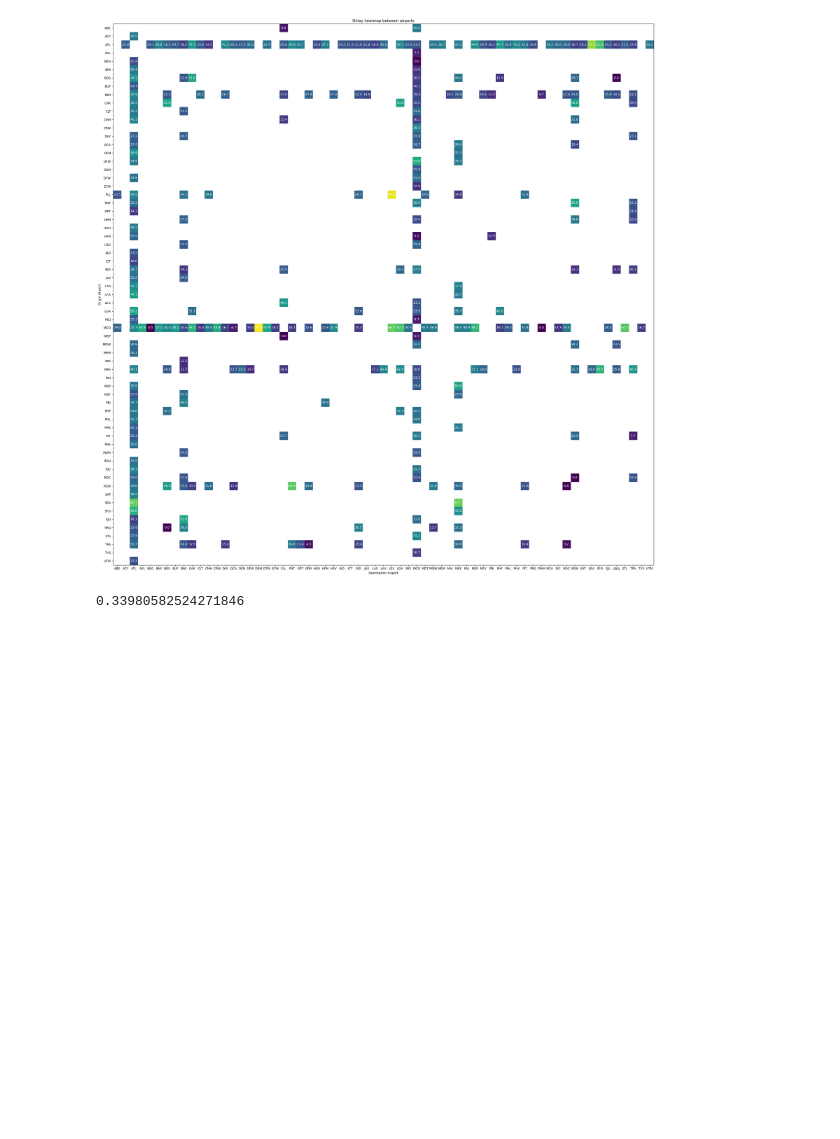
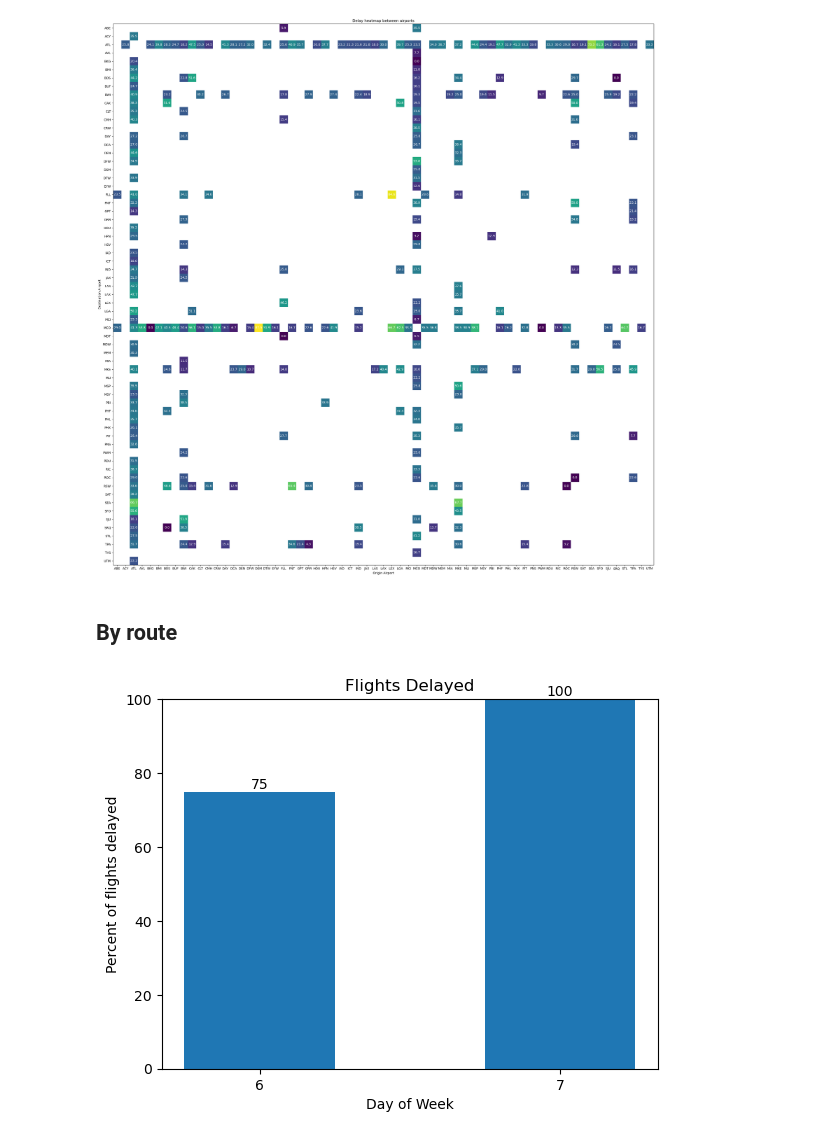
Before and after one commit to ltcolscotty/AirlinesProject, a Jupyter notebook: AirlineAnalysis.ipynb, the cells around one changed output. Drawn from its saved outputs; the diff is of its cells as text; code cells hidden in the pictures; blank space fills up the shorter version.

Commit message:
By route and day chart finished

```diff
--- a/AirlineAnalysis.ipynb
+++ b/AirlineAnalysis.ipynb
@@ -265,7 +265,21 @@ fig.tight_layout()
 plt.show()
 # %% [output]
 [figure]
+# %% [markdown]
+## By route
 # %%
-FL_df[(FL_df['AirportFrom']=='MCO')&(FL_df['AirportTo']=='PHL')]['Delay'].sum()/FL_df[(FL_df['AirportFrom']=='MCO')&(FL_df['AirportTo']=='PHL')]['Delay'].count()
+dsm_mco_week = FL_df[(FL_df['AirportFrom']=='DSM')&(FL_df['AirportTo']=='MCO')].groupby(['DayOfWeek'])
+dsm_mco_delay_perc = ((dsm_mco_week['Delay'].sum()).divide(dsm_mco_week['Delay'].count())).multiply(100)
+
+x_val3 = dsm_mco_week.groups.keys()
+
+fig, ax = plt.subplots()
+bar_container3 = ax.bar(x_val3, dsm_mco_delay_perc, width=0.5)
+ax.set(ylabel='Percent of flights delayed', xlabel='Day of Week' , title='Flights Delayed', ylim=(0, 100))
+ax.bar_label(bar_container3, fmt='{:,.0f}')
+
+ax.set_xticks(list(x_val3))
+
+plt.show()
 # %% [output]
-0.33980582524271846
+[figure, added]
```
Also changed, not shown: parts of 2 cells of this notebook.
